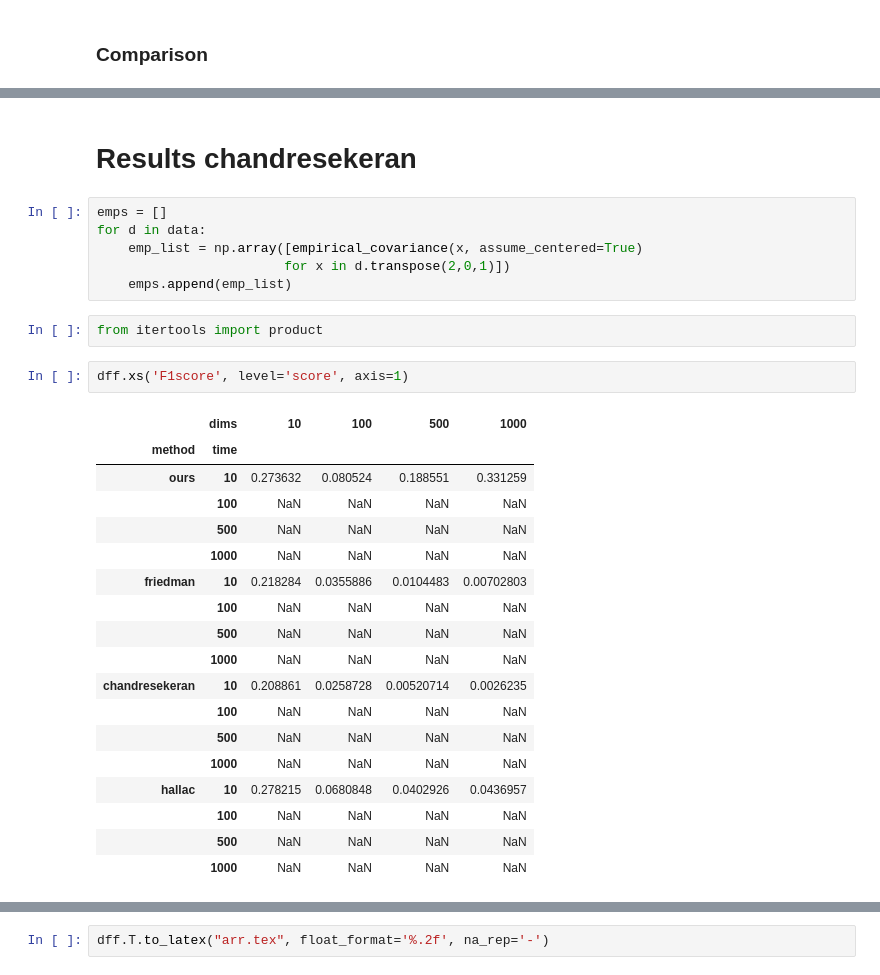
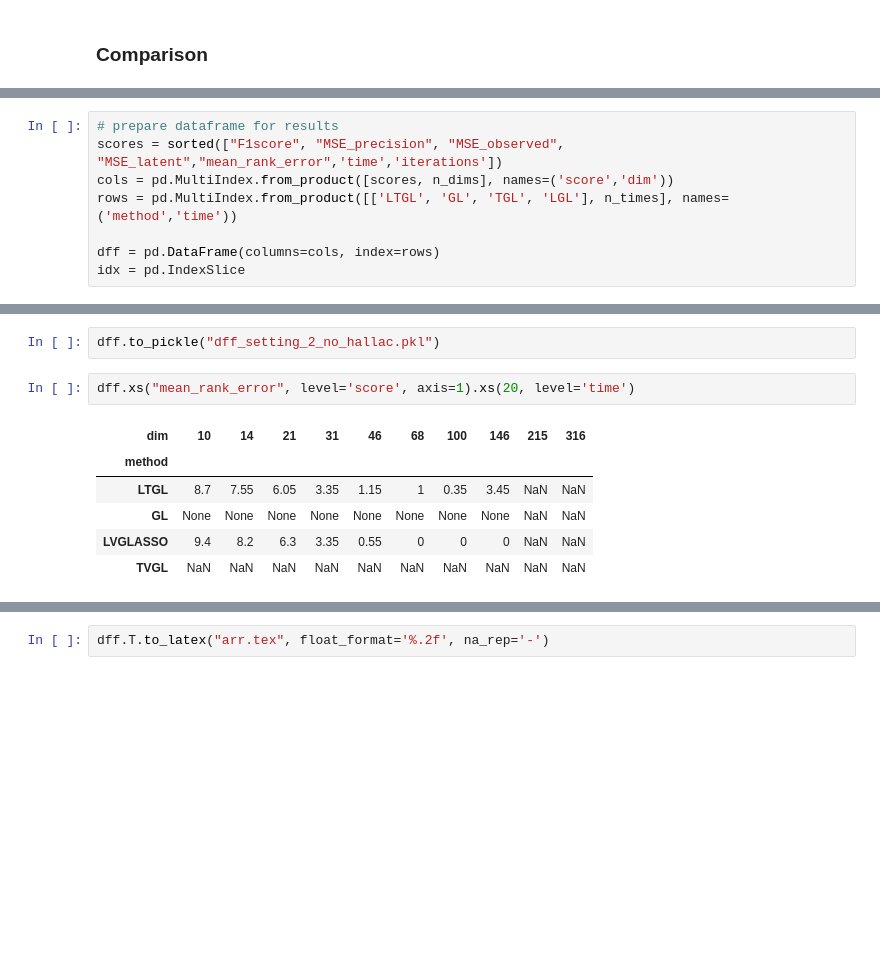
Before and after one commit to fdtomasi/regain, a Jupyter notebook: notebooks/performance analysis.ipynb, the cells around one changed output, grey strips where cells are left out. Cells and saved outputs as stored; diff of their text form; blank space fills up the shorter version.

```diff
--- a/notebooks/performance analysis.ipynb
+++ b/notebooks/performance analysis.ipynb
@@ -285,0 +410,8 @@ dff = pd.DataFrame(columns=cols, index=rows)
+# %%
+# prepare dataframe for results
+scores = sorted(["F1score", "MSE_precision", "MSE_observed", "MSE_latent","mean_rank_error",'time','iterations'])
+cols = pd.MultiIndex.from_product([scores, n_dims], names=('score','dim'))
+rows = pd.MultiIndex.from_product([['LTGL', 'GL', 'TGL', 'LGL'], n_times], names=('method','time'))
+
+dff = pd.DataFrame(columns=cols, index=rows)
+idx = pd.IndexSlice
@@ -310,31 +567,11 @@ Start with: dim=10, T=100
-# %% [markdown]
-# Results chandresekeran
-# %%
-emps = []
-for d in data:
-    emp_list = np.array([empirical_covariance(x, assume_centered=True)
-                        for x in d.transpose(2,0,1)])
-    emps.append(emp_list)
-# %%
-from itertools import product
+# %%
+dff.to_pickle("dff_setting_2_no_hallac.pkl")
 # %%
-dff.xs('F1score', level='score', axis=1)
+dff.xs("mean_rank_error", level='score', axis=1).xs(20, level='time')
 # %% [output]
-|  | dims | 10 | 100 | 500 | 1000 |
-| method | time |  |  |  |  |
-| ours | 10 | 0.273632 | 0.080524 | 0.188551 | 0.331259 |
-|  | 100 | NaN | NaN | NaN | NaN |
-|  | 500 | NaN | NaN | NaN | NaN |
-|  | 1000 | NaN | NaN | NaN | NaN |
-| friedman | 10 | 0.218284 | 0.0355886 | 0.0104483 | 0.00702803 |
-|  | 100 | NaN | NaN | NaN | NaN |
-|  | 500 | NaN | NaN | NaN | NaN |
-|  | 1000 | NaN | NaN | NaN | NaN |
-| chandresekeran | 10 | 0.208861 | 0.0258728 | 0.00520714 | 0.0026235 |
-|  | 100 | NaN | NaN | NaN | NaN |
-|  | 500 | NaN | NaN | NaN | NaN |
-|  | 1000 | NaN | NaN | NaN | NaN |
-| hallac | 10 | 0.278215 | 0.0680848 | 0.0402926 | 0.0436957 |
-|  | 100 | NaN | NaN | NaN | NaN |
-|  | 500 | NaN | NaN | NaN | NaN |
-|  | 1000 | NaN | NaN | NaN | NaN |
+| dim | 10 | 14 | 21 | 31 | 46 | 68 | 100 | 146 | 215 | 316 |
+| method |  |  |  |  |  |  |  |  |  |  |
+| LTGL | 8.7 | 7.55 | 6.05 | 3.35 | 1.15 | 1 | 0.35 | 3.45 | NaN | NaN |
+| GL | None | None | None | None | None | None | None | None | NaN | NaN |
+| LVGLASSO | 9.4 | 8.2 | 6.3 | 3.35 | 0.55 | 0 | 0 | 0 | NaN | NaN |
+| TVGL | NaN | NaN | NaN | NaN | NaN | NaN | NaN | NaN | NaN | NaN |
```
Also changed, not shown: parts of 41 cells of this notebook, 1 other file.
